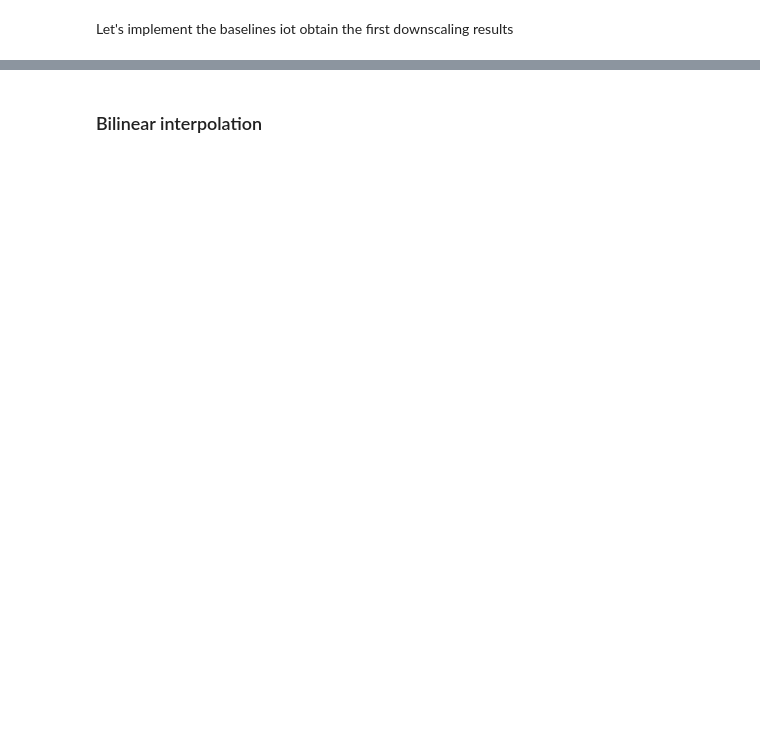
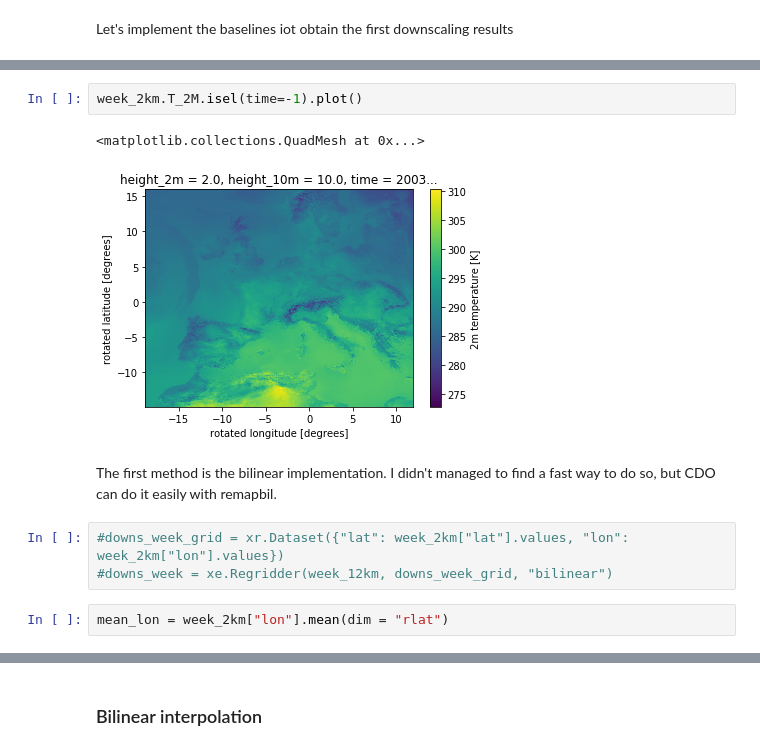
Before and after one commit to LeoMicollet/Downscaling_CM, a Jupyter notebook: dev/Baselines.ipynb, the cells around one changed output, grey strips where cells are left out. Saved outputs shown, nothing was run; the diff lists cells and outputs as text; blank space fills up the shorter version.

Commit message:
Bilinear and bicubic interpolations

```diff
--- a/dev/Baselines.ipynb
+++ b/dev/Baselines.ipynb
@@ -22,0 +41,12 @@ week_12km = xr.open_dataset("random_week_12km_odim.nc")
+# %%
+week_2km.T_2M.isel(time=-1).plot()
+# %% [output]
+<matplotlib.collections.QuadMesh at 0x...>
+[figure, added]
+# %% [markdown]
+The first method is the bilinear implementation. I didn't managed to find a fast way to do so, but CDO can do it easily with remapbil.
+# %%
+#downs_week_grid = xr.Dataset({"lat": week_2km["lat"].values, "lon": week_2km["lon"].values})
+#downs_week = xe.Regridder(week_12km, downs_week_grid, "bilinear")
+# %%
+mean_lon = week_2km["lon"].mean(dim = "rlat")
```
Also changed, not shown: parts of 21 cells of this notebook, 2 other files.
